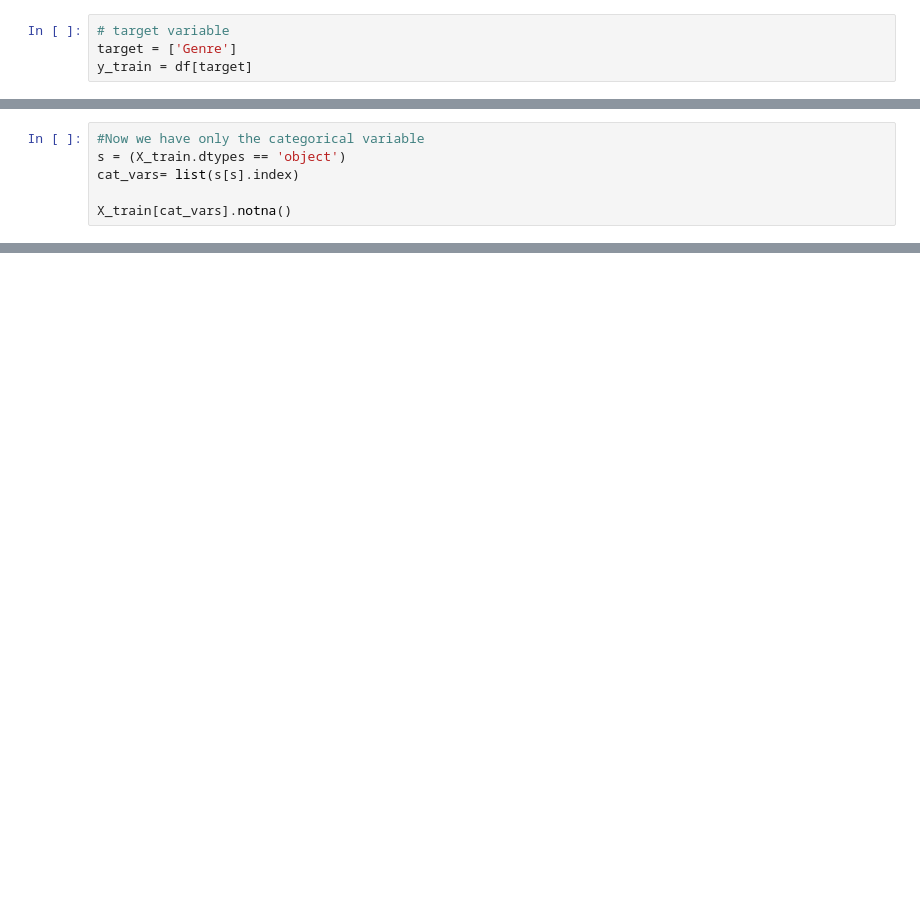
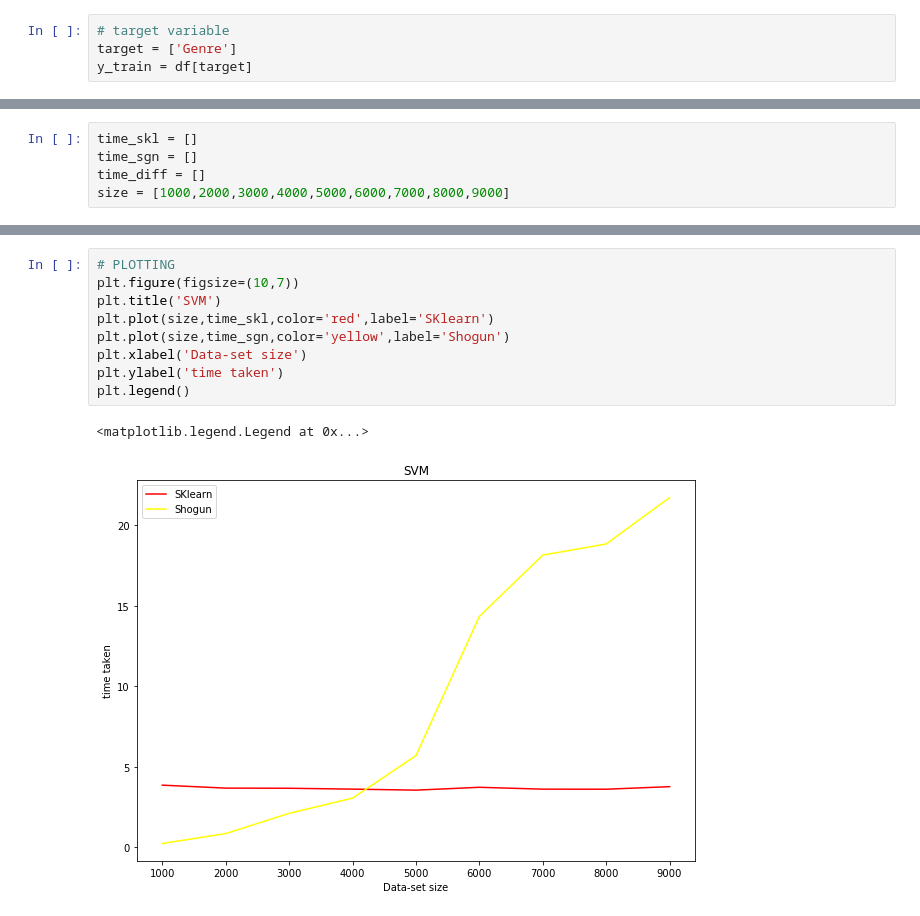
Before and after one commit to NanuSai/shogun-benchmarks, a Jupyter notebook: notebooks/SVM.ipynb, the cells around one changed output, grey strips where cells are left out. Cells and saved outputs as stored; diff of their text form; blank space fills up the shorter version.

```diff
--- a/notebooks/SVM.ipynb
+++ b/notebooks/SVM.ipynb
@@ -45,6 +36,0 @@ Index(['Platform', 'Year_of_Release', 'Publisher', 'NA_Sales', 'EU_Sales',
-# %%
-#Now we have only the categorical variable
-s = (X_train.dtypes == 'object')
-cat_vars= list(s[s].index)
-
-X_train[cat_vars].notna()
@@ -89 +50,6 @@ y_train = y_train.reshape(y_train.shape[0],) #reshape to (num_samples,)
+# %%
+time_skl = []
+time_sgn = []
+time_diff = []
+size = [1000,2000,3000,4000,5000,6000,7000,8000,9000]
 # %%
@@ -109,0 +109,12 @@ NameError: name 'ClassificationLabels' is not defined
+# %%
+# PLOTTING
+plt.figure(figsize=(10,7))
+plt.title('SVM')
+plt.plot(size,time_skl,color='red',label='SKlearn')
+plt.plot(size,time_sgn,color='yellow',label='Shogun')
+plt.xlabel('Data-set size')
+plt.ylabel('time taken')
+plt.legend()
+# %% [output]
+<matplotlib.legend.Legend at 0x...>
+[figure, added]
```
Also changed, not shown: parts of 10 cells of this notebook, 1 other file.
